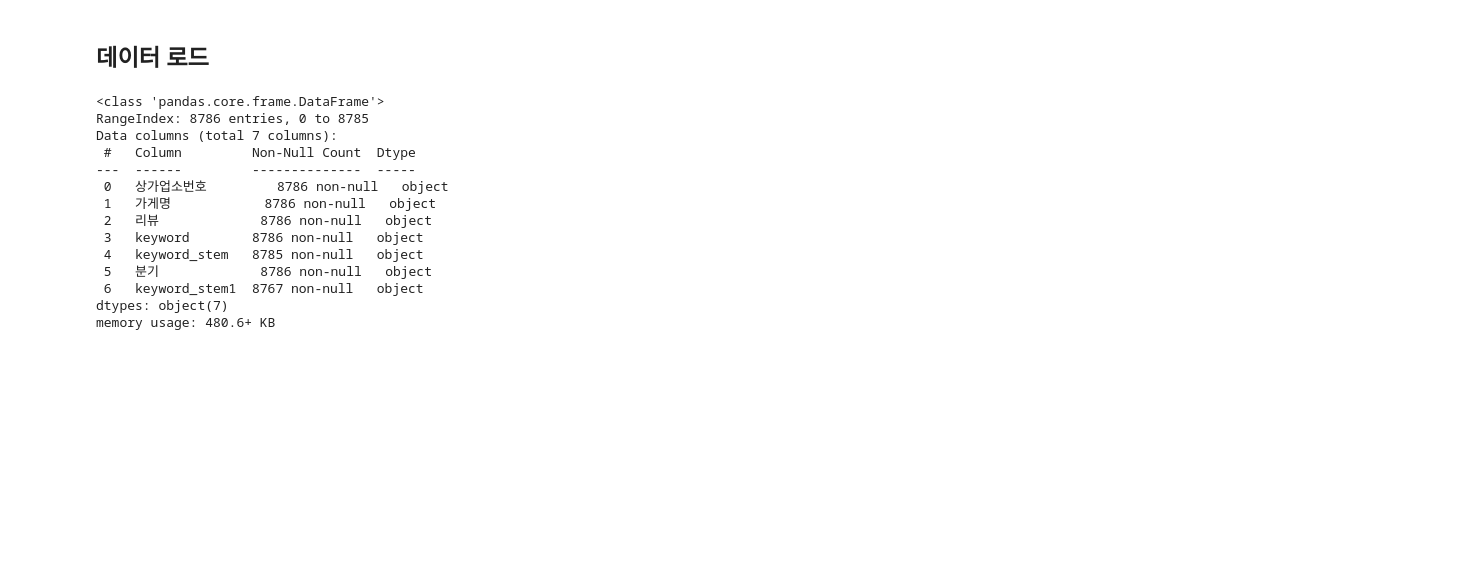
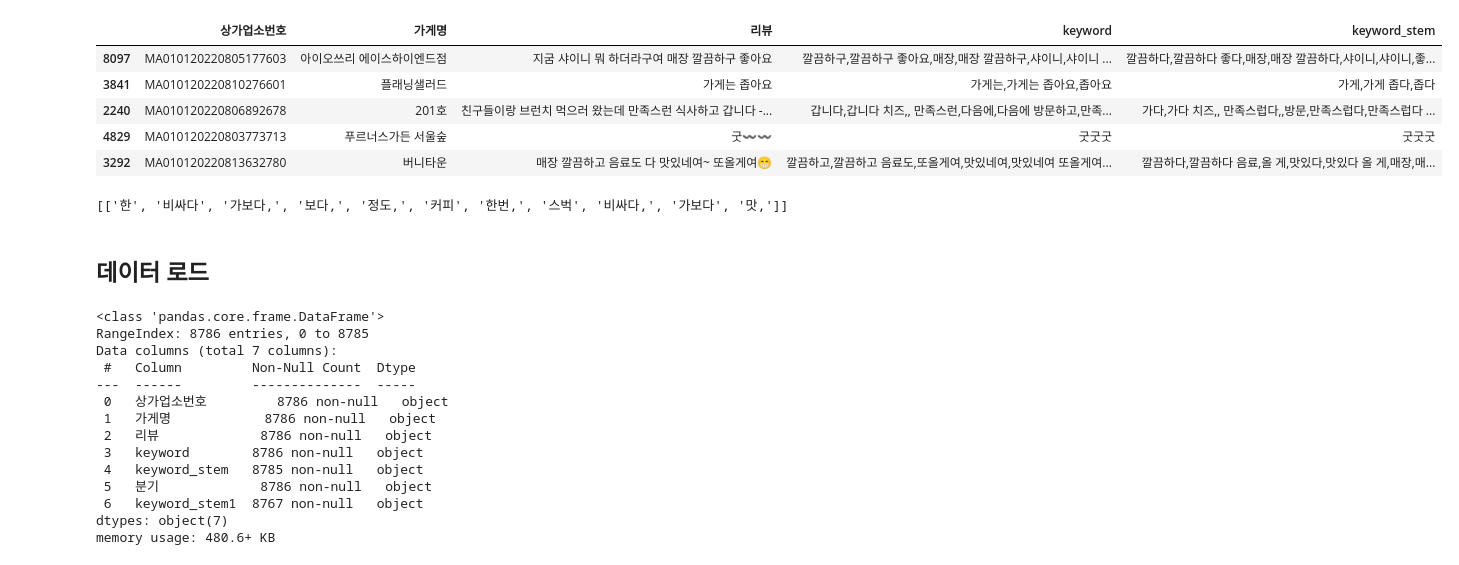
Before and after one commit to TEAM-SMooD/Keyword_Extraction, a Jupyter notebook: keyword_preprocess1.ipynb, the cells around one changed output. Cells and saved outputs as stored; diff of their text form; code cells hidden in the pictures; blank space fills up the shorter version.

```diff
--- a/keyword_preprocess1.ipynb
+++ b/keyword_preprocess1.ipynb
@@ -1,3 +1,7 @@
 # %%
 import pandas as pd
 import re
+# %%
+s=pd.read_csv(r'C:\Users\qkrwl\OneDrive\바탕 화면\캡스톤\Keyword_Extraction\키워드\성수리뷰_22년2분기_키워드_전처리.csv')
+b=pd.read_csv(r'C:\Users\qkrwl\OneDrive\바탕 화면\캡스톤\Keyword_Extraction\키워드\북촌리뷰_22년2분기_키워드_전처리.csv')
+sc=pd.read_csv(r'C:\Users\qkrwl\OneDrive\바탕 화면\캡스톤\Keyword_Extraction\키워드\신촌리뷰_22년2분기_키워드_전처리.csv')
@@ -3,0 +25,15 @@ import re
+# %%
+s.sample(5)
+# %% [output]
+|  | 상가업소번호 | 가게명 | 리뷰 | keyword | keyword_stem |
+| 8097 | MA010120220805177603 | 아이오쓰리 에이스하이엔드점 | 지굼 샤이니 뭐 하더라구여 매장 깔끔하구 좋아요 | 깔끔하구,깔끔하구 좋아요,매장,매장 깔끔하구,샤이니,샤이니 ... | 깔끔하다,깔끔하다 좋다,매장,매장 깔끔하다,샤이니,샤이니,좋... |
+| 3841 | MA010120220810276601 | 플래닝샐러드 | 가게는 좁아요 | 가게는,가게는 좁아요,좁아요 | 가게,가게 좁다,좁다 |
+| 2240 | MA010120220806892678 | 201호 | 친구들이랑 브런치 먹으러 왔는데 만족스런 식사하고 갑니다 -... | 갑니다,갑니다 치즈,, 만족스런,다음에,다음에 방문하고,만족... | 가다,가다 치즈,, 만족스럽다,,방문,만족스럽다,만족스럽다 ... |
+| 4829 | MA010120220803773713 | 푸르너스가든 서울숲 | 굿〰〰 | 굿굿굿 | 굿굿굿 |
+| 3292 | MA010120220813632780 | 버니타운 | 매장 깔끔하고 음료도 다 맛있네여~ 또올게여😁 | 깔끔하고,깔끔하고 음료도,또올게여,맛있네여,맛있네여 또올게여... | 깔끔하다,깔끔하다 음료,올 게,맛있다,맛있다 올 게,매장,매... |
+# %%
+s="가보다 한 정도, 가보다, 가보다 커피 맛, 비싸다, 비싸다 한번, 스벅 보다,"
+bs=[list(set(s.split(' ')))]
+bs
+# %% [output]
+[['한', '비싸다', '가보다,', '보다,', '정도,', '커피', '한번,', '스벅', '비싸다,', '가보다', '맛,']]
```
Also changed, not shown: parts of 10 cells of this notebook, 13 other files.
